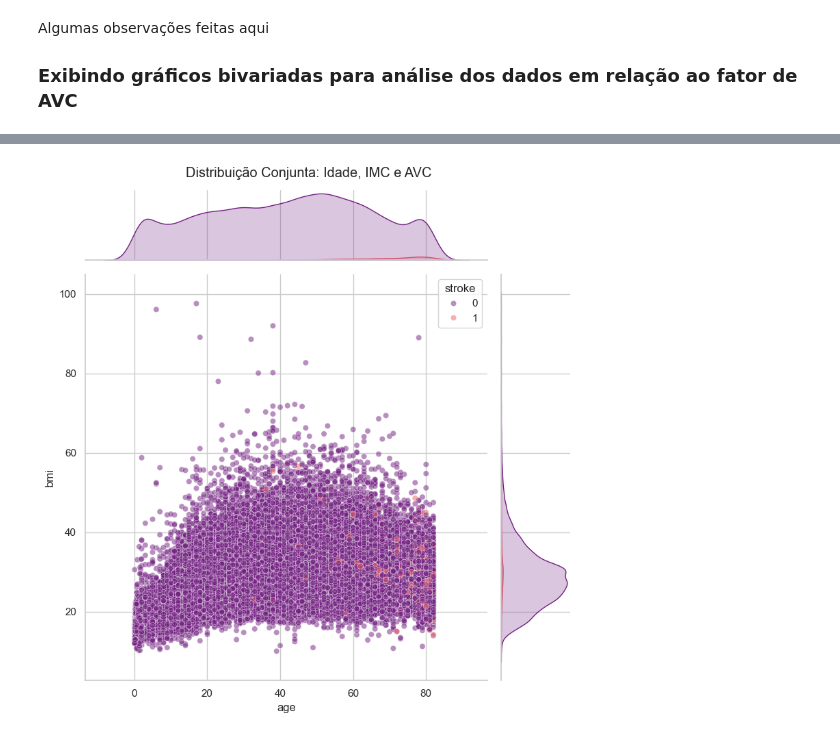
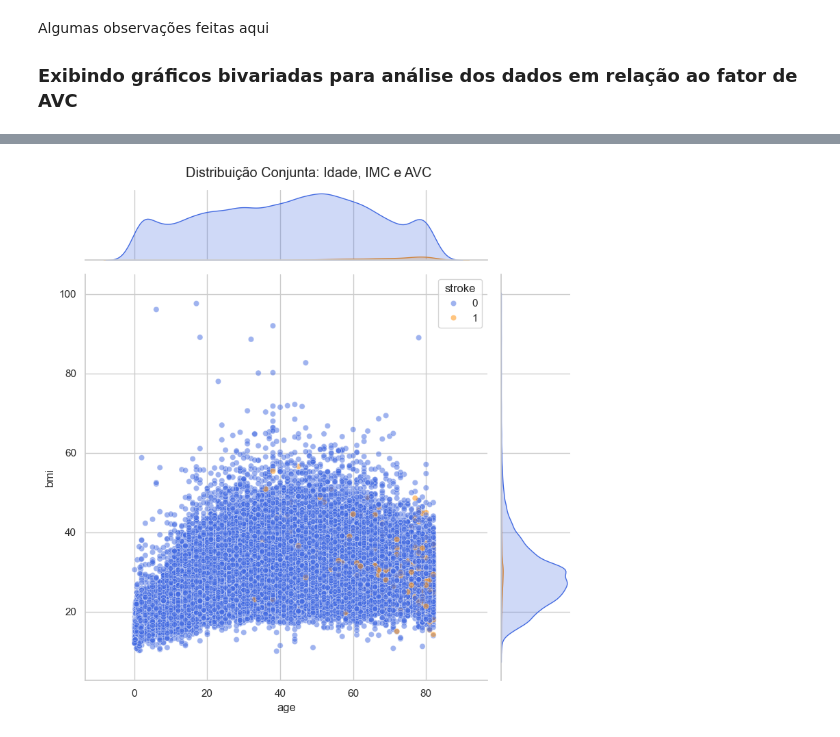
Before and after one commit to StefanieFranco/ML-Classification-Stroke, a Jupyter notebook: modelo_classificacao_stroke.ipynb, the cells around one changed output, grey strips where cells are left out. Cells and saved outputs as stored; diff of their text form; code cells hidden in the pictures.

Commit message:
adicionado alguns gráficos de comparação + inicio divisao para teste

```diff
--- a/modelo_classificacao_stroke.ipynb
+++ b/modelo_classificacao_stroke.ipynb
@@ -151,6 +162,16 @@ Colunas no df_model: 16
 # %% [markdown]
 ### Exibindo gráficos para visualização geral dos dados individuais da colunas
 # %%
+# 1. Definimos o dicionário de cores
+cores_projeto = {0: "royalblue", 1: "darkorange"}
+
+# 2. Configuramos o estilo e a paleta padrão
+sns.set_theme(style="whitegrid")
+sns.set_palette(list(cores_projeto.values()))
+
+# 3. (Opcional) Ajuste fino para o Matplotlib usar essas cores por padrão
+plt.rcParams['axes.prop_cycle'] = plt.cycler(color=list(cores_projeto.values()))
+
 # Usamos o df original para manter as legendas (Male, Female, Private, etc)
 colunas = df.columns.tolist()
 sns.set_theme(style="whitegrid")
@@ -287,7 +289,8 @@ plt.show()
 # %%
+## Gráficos de comparação Testes
 # Joint Plot (Análise Completa)
-sns.jointplot(data=df, x='age', y='bmi', hue='stroke', palette='magma', alpha=0.5, height=8)
+sns.jointplot(data=df, x='age', y='bmi', hue='stroke', palette=cores_projeto, alpha=0.5, height=8)
 plt.suptitle('Distribuição Conjunta: Idade, IMC e AVC', y=1.02)
 plt.show()
 # %% [output]
-[figure, old version]
+[figure, new version]
```
Also changed, not shown: parts of 9 cells of this notebook.
